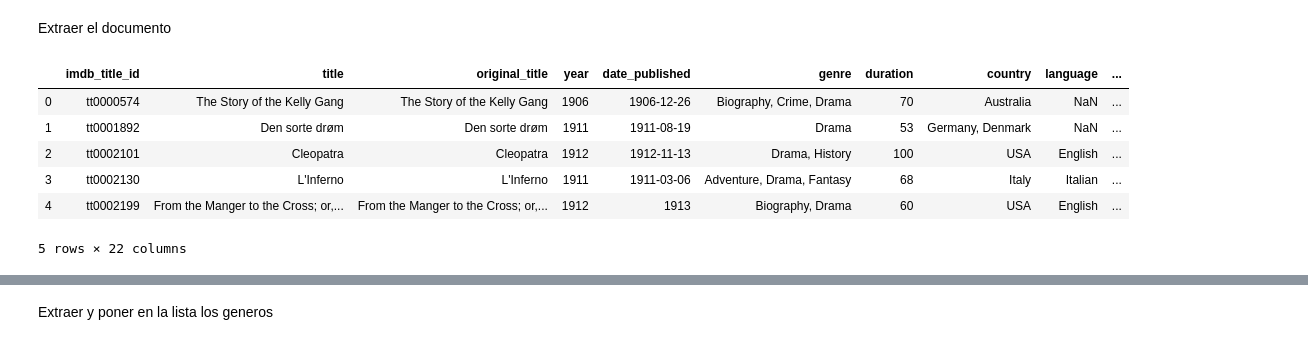
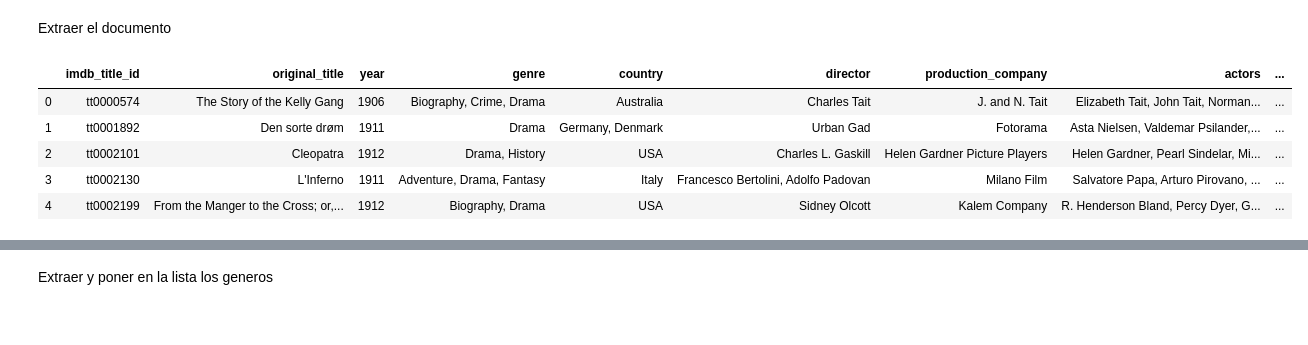
Before and after one commit to Enr1que319/ETL-Challenge, a Jupyter notebook: Scripts/movies.ipynb, the cells around one changed output, grey strips where cells are left out. Drawn from its saved outputs; the diff is of its cells as text; code cells hidden in the pictures.

Commit message:
Clean Columns

```diff
--- a/Scripts/movies.ipynb
+++ b/Scripts/movies.ipynb
@@ -6,16 +6,17 @@ import os as os
 # %%
 file_movies = 'Resources/IMDb_movies.csv'
 movies_df = pd.read_csv(file_movies)
-# %%
-movies_df.head()
-# %% [output]
-|  | imdb_title_id | title | original_title | year | date_published | genre | duration | country | language | ... |
-| 0 | tt0000574 | The Story of the Kelly Gang | The Story of the Kelly Gang | 1906 | 1906-12-26 | Biography, Crime, Drama | 70 | Australia | NaN | ... |
-| 1 | tt0001892 | Den sorte drøm | Den sorte drøm | 1911 | 1911-08-19 | Drama | 53 | Germany, Denmark | NaN | ... |
-| 2 | tt0002101 | Cleopatra | Cleopatra | 1912 | 1912-11-13 | Drama, History | 100 | USA | English | ... |
-| 3 | tt0002130 | L'Inferno | L'Inferno | 1911 | 1911-03-06 | Adventure, Drama, Fantasy | 68 | Italy | Italian | ... |
-| 4 | tt0002199 | From the Manger to the Cross; or,... | From the Manger to the Cross; or,... | 1912 | 1913 | Biography, Drama | 60 | USA | English | ... |
-5 rows × 22 columns
+# %%
+movies_df = movies_df[['imdb_title_id','original_title','year','genre','country','director',
+'production_company','actors','budget']]
+movies_df.head()
+# %% [output]
+|  | imdb_title_id | original_title | year | genre | country | director | production_company | actors | ... |
+| 0 | tt0000574 | The Story of the Kelly Gang | 1906 | Biography, Crime, Drama | Australia | Charles Tait | J. and N. Tait | Elizabeth Tait, John Tait, Norman... | ... |
+| 1 | tt0001892 | Den sorte drøm | 1911 | Drama | Germany, Denmark | Urban Gad | Fotorama | Asta Nielsen, Valdemar Psilander,... | ... |
+| 2 | tt0002101 | Cleopatra | 1912 | Drama, History | USA | Charles L. Gaskill | Helen Gardner Picture Players | Helen Gardner, Pearl Sindelar, Mi... | ... |
+| 3 | tt0002130 | L'Inferno | 1911 | Adventure, Drama, Fantasy | Italy | Francesco Bertolini, Adolfo Padovan | Milano Film | Salvatore Papa, Arturo Pirovano, ... | ... |
+| 4 | tt0002199 | From the Manger to the Cross; or,... | 1912 | Biography, Drama | USA | Sidney Olcott | Kalem Company | R. Henderson Bland, Percy Dyer, G... | ... |
 # %%
 list(movies_df)
 # %% [output]
```
Also changed, not shown: parts of 1 cell of this notebook.
